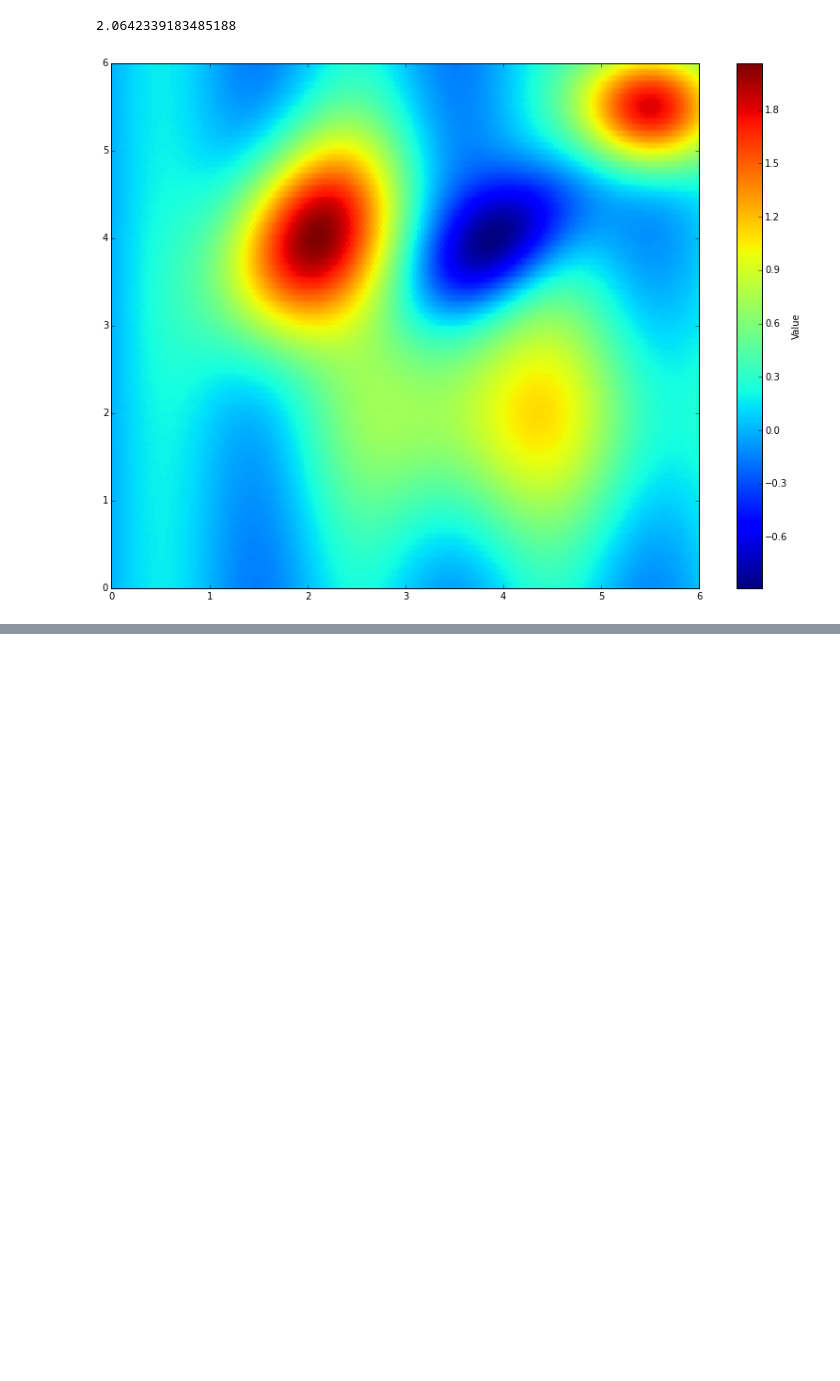
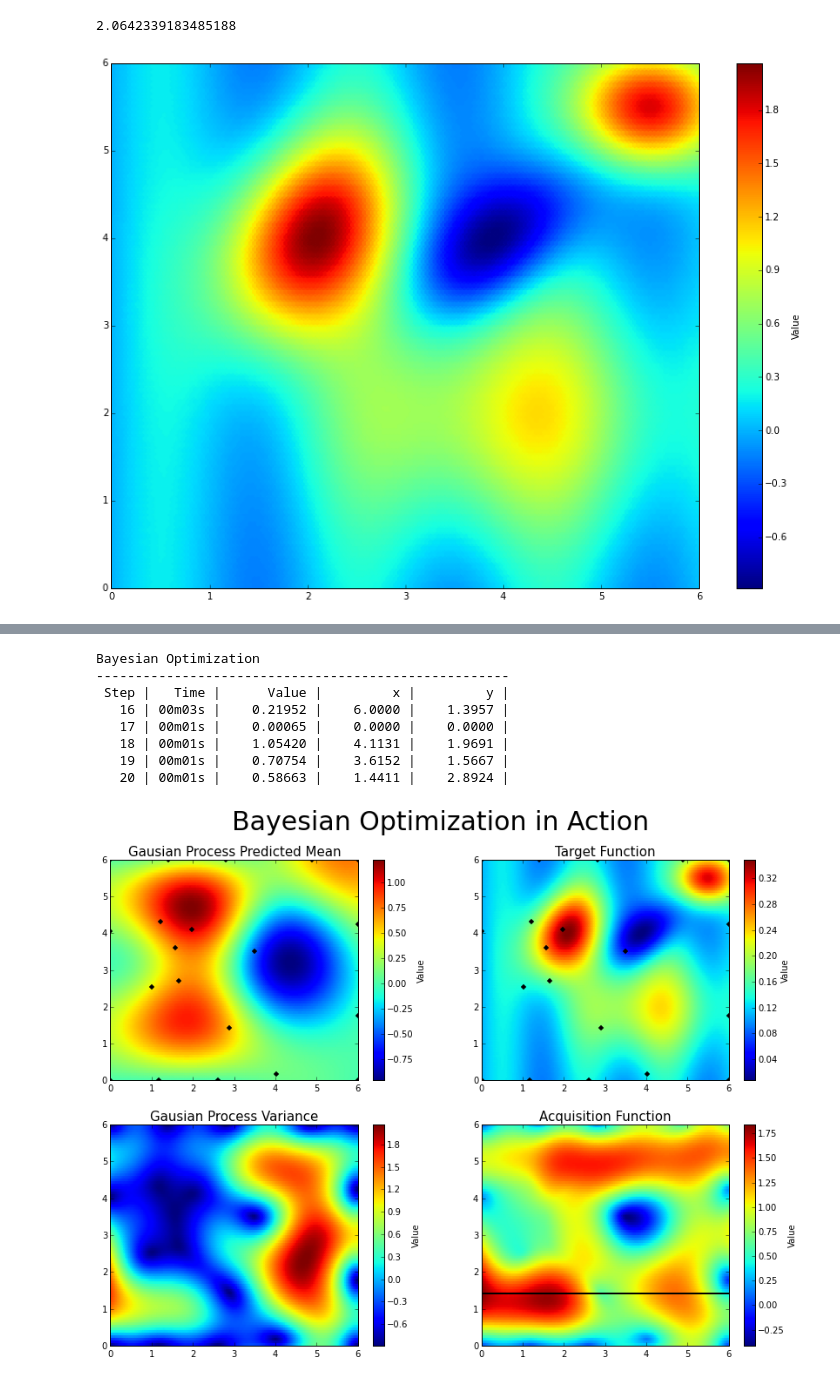
Before and after one commit to bayesian-optimization/BayesianOptimization, a Jupyter notebook: examples/2d_function.ipynb, the cells around one changed output, grey strips where cells are left out. Drawn from its saved outputs; the diff is of its cells as text; code cells hidden in the pictures; blank space fills up the shorter version.

```diff
--- a/examples/2d_function.ipynb
+++ b/examples/2d_function.ipynb
@@ -93,0 +186,13 @@ ax[1][1].axis([x.min(), x.max(), y.min(), y.max()])
+# %%
+bo.maximize(init_points=0, n_iter=5, acq='ucb', kappa=5, **gp_params)
+plot_2d()
+# %% [output]
+Bayesian Optimization
+-----------------------------------------------------
+ Step |   Time |      Value |         x |         y |
+   16 | 00m03s |    0.21952 |    6.0000 |    1.3957 |
+   17 | 00m01s |    0.00065 |    0.0000 |    0.0000 |
+   18 | 00m01s |    1.05420 |    4.1131 |    1.9691 |
+   19 | 00m01s |    0.70754 |    3.6152 |    1.5667 |
+   20 | 00m01s |    0.58663 |    1.4411 |    2.8924 |
+[figure, added]
```
Also changed, not shown: parts of 11 cells of this notebook, 4 other files.
